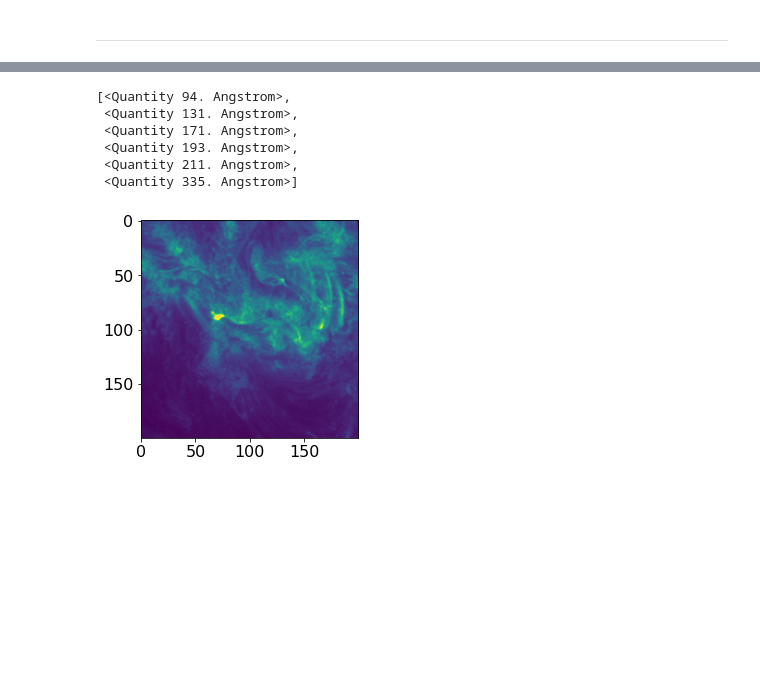
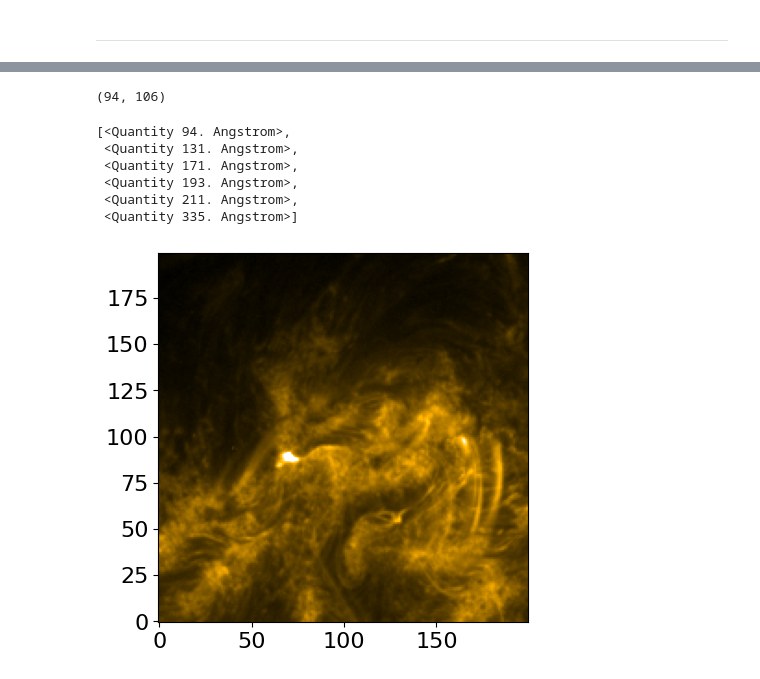
Before and after one commit to alasdairwilson/demregpy, a Jupyter notebook: demregpy/examples/testing_new.ipynb, the cells around one changed output, grey strips where cells are left out. Drawn from its saved outputs; the diff is of its cells as text; code cells hidden in the pictures; blank space fills up the shorter version.

```diff
--- a/demregpy/examples/testing_new.ipynb
+++ b/demregpy/examples/testing_new.ipynb
@@ -349,10 +357,10 @@ files=Fido.fetch(q, path=fits_dir)
 # %%
-from aiapy.calibrate import degradation, register, update_pointing
+from aiapy.calibrate import degradation, register, update_pointing, correct_degradation
 from aiapy.calibrate.util import get_correction_table
 maps = [Map(f) for f in files]
 maps = sorted(maps, key=lambda x: x.wavelength)
 # maps = [aiaprep(m) for m in maps]
-maps = [Map(m.data/m.exposure_time.value, m.meta) for m in maps]
+maps = [correct_degradation(m)/m.exposure_time for m in maps]
 # %%
 nx=int(maps[0].dimensions.x.value)
 ny=int(maps[0].dimensions.y.value)
@@ -394,0 +411,16 @@ IndexError: index 12 is out of bounds for axis 2 with size 12
+# %%
+yr=[2e19,4e23]
+xr=[5.7,7.2]
+fig = plt.figure(figsize=(8, 4.5))
+plt.errorbar(mlogt,dem[94,106,:],xerr=elogt[94,106,:],yerr=edem[94,106,:],fmt='or',\
+             ecolor='lightcoral', elinewidth=3, capsize=0)
+plt.errorbar(mlogt,dem[100,100,:],xerr=elogt[100,100,:],yerr=edem[94,106,:],fmt='ob',\
+             ecolor='lightskyblue', elinewidth=3, capsize=0)
+plt.xlabel('$\mathrm{\log_{10}T\;[K]}$')
+plt.ylabel('$\mathrm{DEM\;[cm^{-5}\;K^{-1}]}$')
+plt.ylim(yr)
+plt.xlim(xr)
+plt.rcParams.update({'font.size': 16})
+plt.yscale('log')
+
+plt.show()
@@ -395,14 +429,19 @@ IndexError: index 12 is out of bounds for axis 2 with size 12
+# %%
+(int(np.floor(np.argmax(dem[:,:,14])/200)),
+np.mod(np.argmax(dem[:,:,14]),200))
+# %% [output]
+(94, 106)
 # %%
-plt.imshow(np.sqrt(maps[2].data[x1:x2,y1:y2]),vmax=np.sqrt(4000))
+plt.imshow(np.sqrt(maps[2].data[x1:x2,y1:y2]),vmax=np.sqrt(4000), cmap=maps[2].cmap, origin='lower')
 channels
 # %% [output]
 [<Quantity 94. Angstrom>,
  <Quantity 131. Angstrom>,
  <Quantity 171. Angstrom>,
  <Quantity 193. Angstrom>,
  <Quantity 211. Angstrom>,
  <Quantity 335. Angstrom>]
-[figure, old version]
+[figure, new version]
 # %%
 maps[2].peek()
 maps[0].peek()
```
Also changed, not shown: parts of 15 cells of this notebook.
